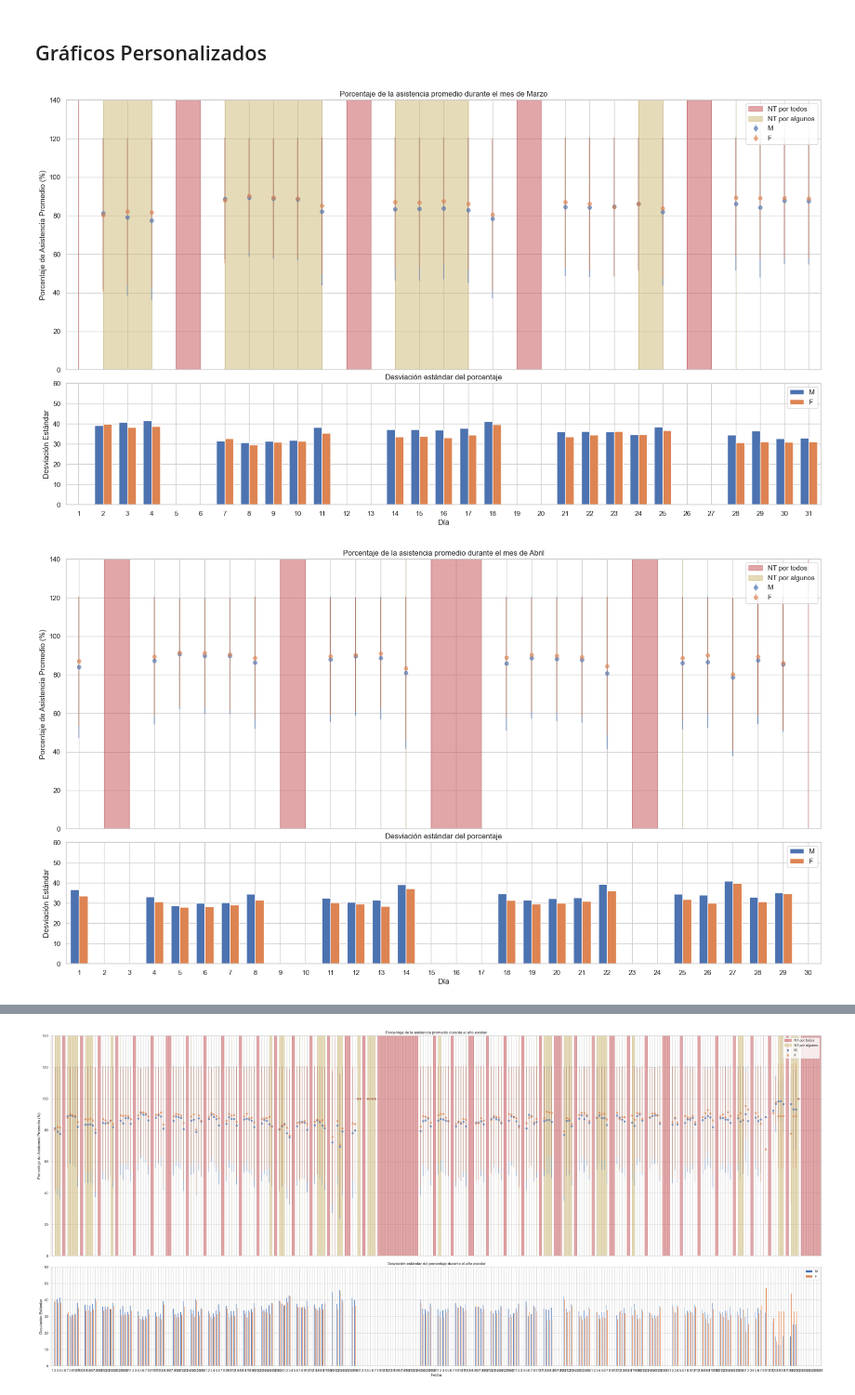
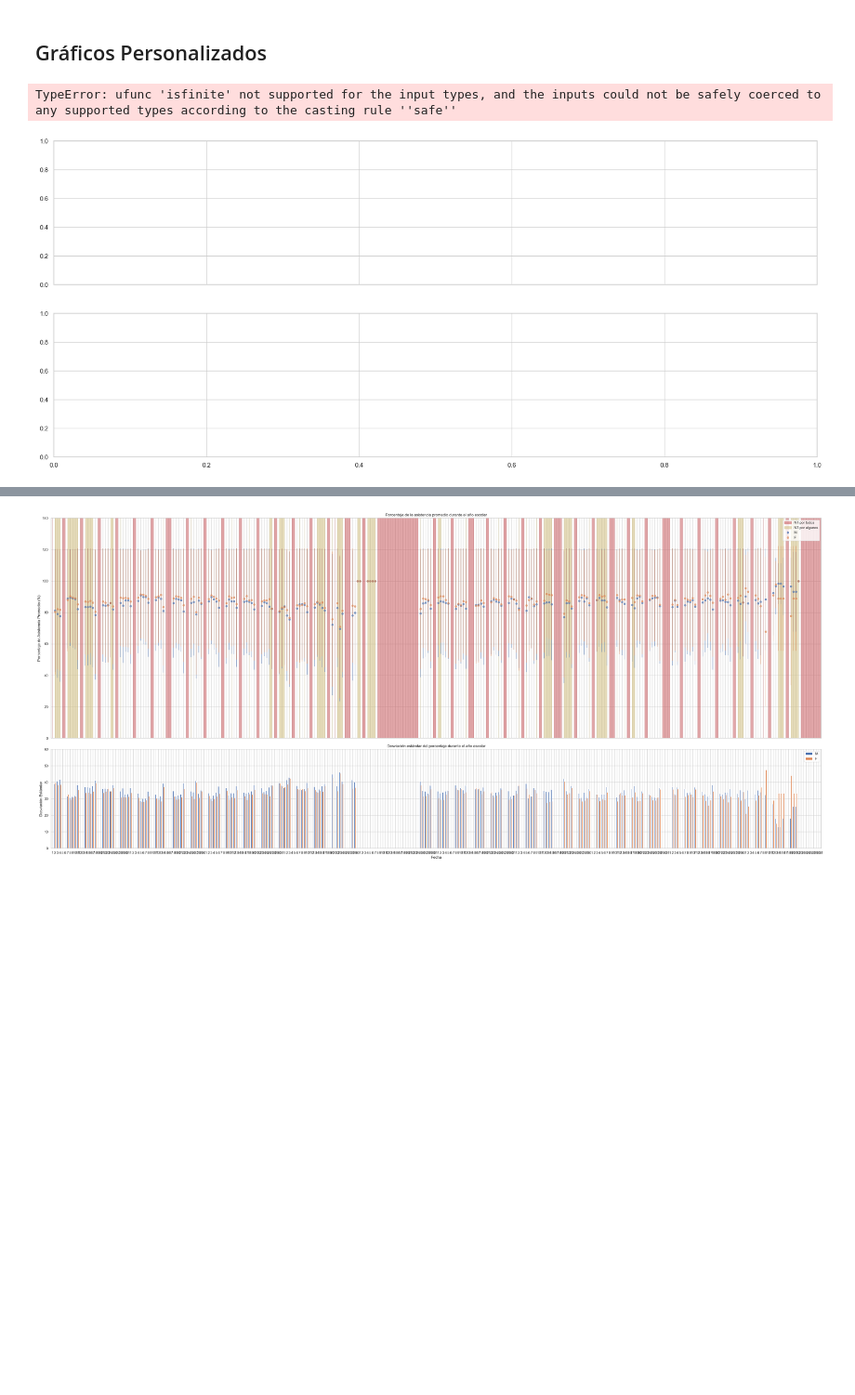
Before and after one commit to MrChurrasco/Practice_PDF_Parse, a Jupyter notebook: Graficos.ipynb, the cells around one changed output, grey strips where cells are left out. Shown at 93% size. Saved outputs shown, nothing was run; the diff lists cells and outputs as text; code cells hidden in the pictures; blank space fills up the shorter version.

```diff
--- a/Graficos.ipynb
+++ b/Graficos.ipynb
@@ -256,0 +241,4 @@ df_all[df_all[list_fechas]>=0]
+# %%
+aux = df_all.assign(sobre_mediana_ive=lambda x: x["IVE-SINAE BÁSICA 2022"]>=mediana_ive)
+aux = aux[(aux["sobre_mediana_ive"]==False)][list_fechas]
+aux[(aux[list_fechas]>=0)].describe().T
@@ -262,9 +264,8 @@ for cat in [True,False]:
                            sharex=True)
 
     aux = df_all.assign(sobre_mediana_ive=lambda x: x["IVE-SINAE BÁSICA 2022"]>=mediana_ive)
-    print(aux)
-    aux = aux[(aux["sobre_mediana_ive"]==cat) & (aux[list_fechas]>=0)][list_fechas].describe().T
-    print(aux)
+    aux = aux[(aux["sobre_mediana_ive"]==cat)][list_fechas]
+    aux = aux[(aux[list_fechas]>=0)].describe().T
     aux = aux[aux["count"]>0]
     aux = aux["mean"]*100
     metadata = aux.describe()
@@ -433,7 +417,7 @@ for cat1 in [True,False]:
 fig, ax = plt.subplots(nrows=2,
                        figsize=(12,5),
                        sharex=True)
-aux = df[df>=0].describe().T
+aux = df_all[df_all[list_fechas]>=0].describe().T
 aux = aux[aux["count"]>0]
 aux = aux["mean"]*100
 metadata = aux.describe()
@@ -521,8 +505,8 @@ top =140
 
 ## Need
 for i in range(3,12):
-        x_plot = df.columns[df.columns.map(lambda x: x.month==i)]
-        where_filter = extract_dias_no_trabajados(df[x_plot].T)
+        x_plot = df_all.columns[df_all.columns.map(lambda x: x.split()[0]==i or x.split()[0][1]==i)]
+        where_filter = extract_dias_no_trabajados(df_all[x_plot].T)
 
         fig, ax = plt.subplots(nrows=2,
                                figsize=(24,10),
@@ -558,32 +542,32 @@ for i in range(3,12):
         ax[1].set_xlabel("Día")
         ax[1].set_ylim(bottom=0, top=60)
         ax[1].set_position([0.2,0.1,0.7,0.27])
 
 
 
         for j, cat in enumerate(["M","F"]):
             df_aux = df.merge(right=df_alumnos[df_alumnos["genero"]==cat],on="usuario_id")[list(x_plot)]
             stats_for_dates = df_aux[df_aux>=0].describe().T[(df_aux[df_aux>=0].describe().T)["count"]>0]
             y_std = stats_for_dates["std"]
             y_mean = stats_for_dates["mean"]
 
             ax[0].errorbar(x=stats_for_dates.index,
                     y=100*y_mean,
                     yerr=100*y_std,
                     fmt="o",
                     alpha=.6,
                     label = cat)
 
             ax[1].bar(x=stats_for_dates.index+(2*j-1)*datetime.timedelta(seconds=4.2*3600),
                   height=100*y_std,
                   width=0.35,
                   label=cat)
 
         ax[0].legend(loc='upper right')
         ax[1].legend(loc='upper right')
         ## Plot
 
         plt.show()
 # %% [output]
+TypeError: ufunc 'isfinite' not supported for the input types, and the inputs could not be safely coerced to any supported types according to the casting rule ''safe''
-[figure, old version]
+[figure, new version]
-[figure, removed]
```
Also changed, not shown: parts of 15 cells of this notebook, 19 other files.
